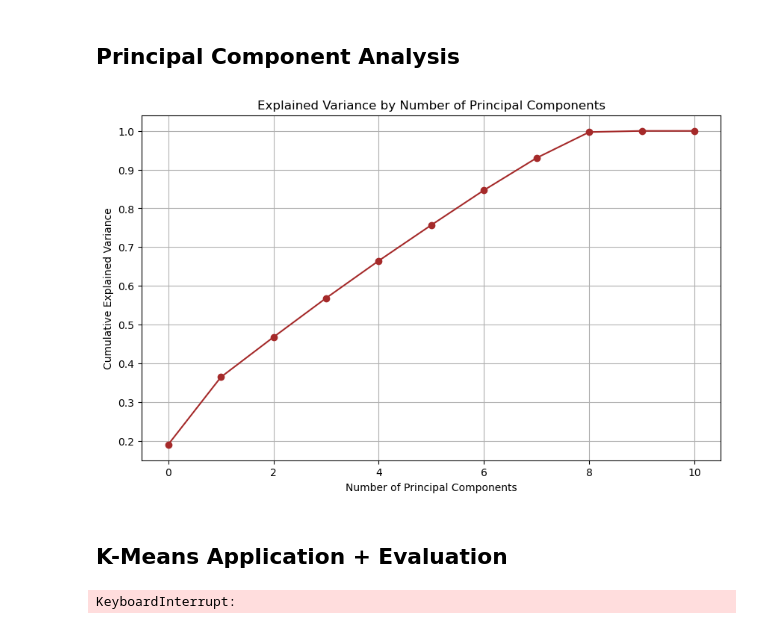
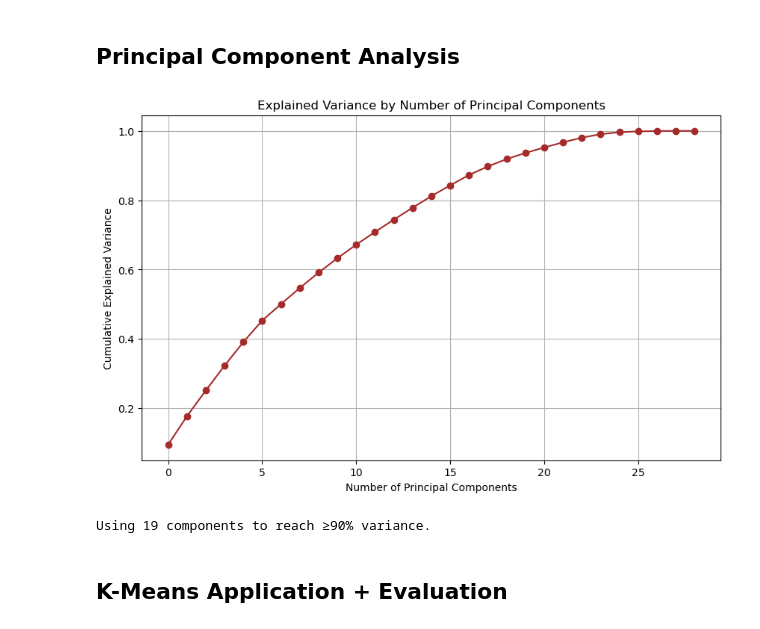
Before and after one commit to alankagiri/Machine_Learning_For_Public_Policy_Adding_Value_Project, a Jupyter notebook: 311_Data_EDA.ipynb, the cells around one changed output. Cells and saved outputs as stored; diff of their text form; code cells hidden in the pictures.

Commit message:
Variance Threshold Adjustments, PCA Implementation, and early KMeans

```diff
--- a/311_Data_EDA.ipynb
+++ b/311_Data_EDA.ipynb
@@ -436,7 +436,4 @@ categoricals = ['dept','city','street','neighborhood','council_district', 'ward'
 pca_df[categoricals] = pca_df[categoricals].astype(str)
 pca_df_encoded = pd.get_dummies(pca_df, columns=categoricals, drop_first=True)
 
-
-# Step 2: Keep only numeric columns
-numeric_cols = pca_df_encoded.select_dtypes(include=[np.number]).columns
-pre_scaled_X = pca_df_encoded[numeric_cols]
+pre_scaled_X = pca_df_encoded[pca_df_encoded.select_dtypes(exclude=[object, 'datetime64[ns]']).columns]
@@ -453,0 +472,5 @@ Index(['group_id', 'num_requests', 'parent_closed', 'status_code',
+# %%
+# drop columns with street in them
+print(pre_scaled_X.shape)
+pre_scaled_X.drop(list(pre_scaled_X.filter(regex='^street')), axis=1, inplace=True)
+print(pre_scaled_X.shape)
@@ -454,8 +484,8 @@ Index(['group_id', 'num_requests', 'parent_closed', 'status_code',
 # %%
 thresholds = np.arange(0.0, 0.55, 0.05)
+features_per_threshold = {}
 results = []
 for t in thresholds:
-
     vt = VarianceThreshold(threshold=t)
 
     X_threshold = vt.fit_transform(pre_scaled_X)
@@ -464,6 +494,7 @@ for t in thresholds:
     print('Threshold=%.2f, Features=%d' % (t, n_features))
 
     results.append(n_features)
+    features_per_threshold[t] = vt.get_feature_names_out()
 
 # Visualize Tradeoffs
 plt.figure(figsize=(10, 6))
@@ -491,17 +544,17 @@ Threshold=0.50, Features=11
 ## Principal Component Analysis
 # %%
 scaler = StandardScaler()
-X_scaled = scaler.fit_transform(pca_df_encoded[numeric_cols])
+X_scaled = scaler.fit_transform(pca_df_encoded[features_per_threshold[0.05]])
 
 # Step 3: Implement and Visualize PCA
 pca = PCA()
 X_pca = pca.fit_transform(X_scaled)
 plt.figure(figsize=(10,6))
 plt.plot(np.cumsum(pca.explained_variance_ratio_), marker='o', color='brown')
 plt.xlabel('Number of Principal Components')
 plt.ylabel('Cumulative Explained Variance')
 plt.title('Explained Variance by Number of Principal Components')
 plt.grid(True)
 plt.show()
 # %% [output]
-[figure, old version]
+[figure, new version]
@@ -511,0 +561,8 @@ X_reduced = pca_final.fit_transform(X_scaled)
+# %%
+cumulative_variance = np.cumsum(pca.explained_variance_ratio_)
+
+# Find number of components that explain ≥85% variance
+n_components = np.argmax(cumulative_variance >= 0.9) + 1
+print(f"Using {n_components} components to reach ≥90% variance.")
+# %% [output]
+Using 19 components to reach ≥90% variance.
@@ -512,31 +573,2 @@ X_reduced = pca_final.fit_transform(X_scaled)
 # %% [markdown]
 ## K-Means Application + Evaluation
-# %%
-# Elbow method to determine best k
-inertia = []
-silhouette_scores = []
-K = range(2, 11)
-
-for k in K:
-    kmeans = KMeans(n_clusters=k, init='k-means++', random_state=42)
-    kmeans.fit(X_coord_scaled)
-    inertia.append(kmeans.inertia_)
-    silhouette_scores.append(silhouette_score(X_coord_scaled, kmeans.labels_))
-
-# Plot the elbow curve
-plt.figure(figsize=(10,4))
-plt.subplot(1,2,1)
-plt.plot(K, inertia, marker='o')
-plt.title('Elbow Method')
-plt.xlabel('Number of Clusters')
-plt.ylabel('Inertia')
-
-plt.subplot(1,2,2)
-plt.plot(K, silhouette_scores, marker='o', color='green')
-plt.title('Silhouette Scores')
-plt.xlabel('Number of Clusters')
-plt.ylabel('Silhouette Score')
-plt.tight_layout()
-plt.show()
-# %% [output]
-KeyboardInterrupt:
```
Also changed, not shown: parts of 19 cells of this notebook.
